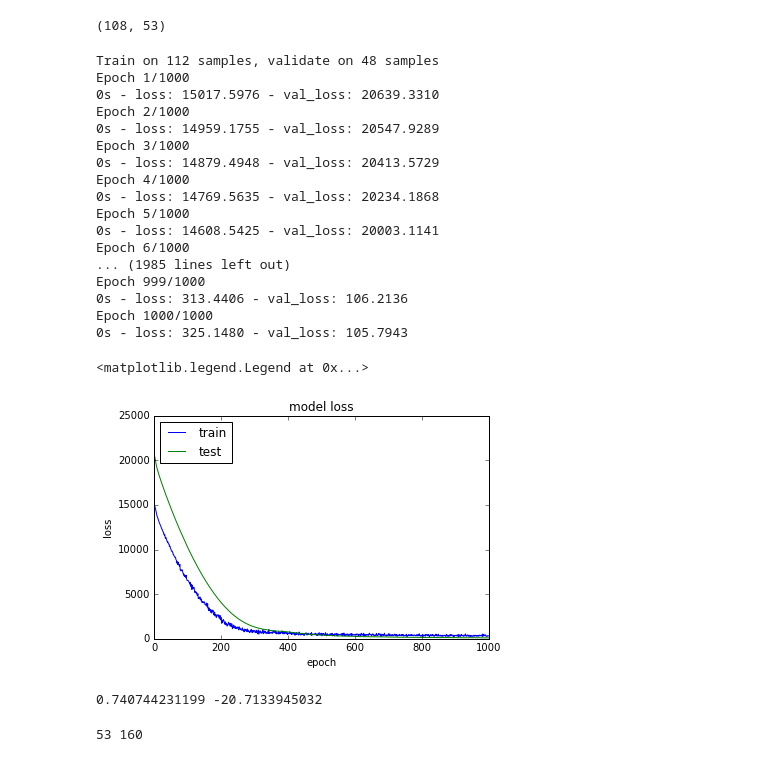
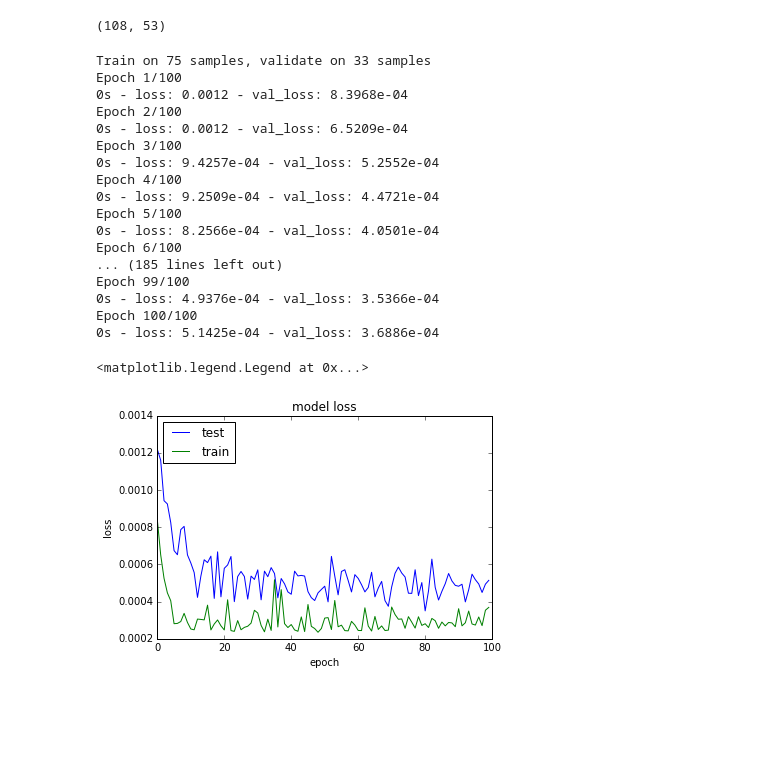
Before and after one commit to SandorTucakov/IBC_BR, a Jupyter notebook: IBC_BR.ipynb, the cells around one changed output. Cells and saved outputs as stored; diff of their text form; code cells hidden in the pictures; blank space fills up the shorter version.

Commit message:
first test lstm

```diff
--- a/IBC_BR.ipynb
+++ b/IBC_BR.ipynb
@@ -55,13 +51,17 @@ data = data.rename(columns={'IBC_BR':'TARGET'})
 data = data.fillna(0)
 # %%
 del data['DATA']
+# %%
+data['perc_TARGET'] = data['TARGET']/data['LAG_IBC_BR']-1
+data.ix[np.isinf(data['perc_TARGET']),'perc_TARGET'] = 0
+target = data['TARGET']
+del data['TARGET']
 # %%
 # convert an array of values into a dataset matrix
 def create_dataset(df):
     dataX, dataY = [], []
-    dataY = df['TARGET']
-    dataX = df.ix[:, df.columns != 'TARGET']
-
+    dataY = df['perc_TARGET']
+    dataX = df.ix[:, df.columns != 'perc_TARGET']
 
     # normalize the dataset
     scaler = MinMaxScaler(feature_range=(0, 1))
@@ -78,7 +78,7 @@ print(len(train), len(test))
 (108, 53)
 # %%
 # reshape into X=t and Y=t+1
-trainX, trainY = create_dataset(data)
+trainX, trainY = create_dataset(train)
 testX, testY = create_dataset(test)
 # %%
 # reshape input to be [samples, time steps, features]
@@ -101,37 +101,42 @@ def sum_squared_error(y_true, y_pred):
 # %%
 # create and fit the LSTM network
 model = Sequential()
-model.add(LSTM(4, input_dim=(data.shape[1]-1)))
+model.add(LSTM(12, input_dim=(data.shape[1]-1),return_sequences=True))
 model.add(Dropout(0.2))
+model.add(LSTM(12,return_sequences=True))
+model.add(Dropout(0.2))
+#model.add(LSTM(12,return_sequences=True))
+#model.add(Dropout(0.2))
+model.add(LSTM(12))
 model.add(Dense(1))
-#model.compile(loss='mean_squared_error', optimizer='adam')
 model.compile(loss='mean_squared_error', optimizer='adam')
-hist = model.fit(trainX, trainY, nb_epoch=1000, batch_size=1, verbose=2, validation_split=0.3)
+
+hist = model.fit(trainX, trainY, nb_epoch=100, batch_size=1, verbose=2, validation_split=0.3)
 # %% [output]
-Train on 112 samples, validate on 48 samples
-Epoch 1/1000
-0s - loss: 15017.5976 - val_loss: 20639.3310
-Epoch 2/1000
-0s - loss: 14959.1755 - val_loss: 20547.9289
-Epoch 3/1000
-0s - loss: 14879.4948 - val_loss: 20413.5729
-Epoch 4/1000
-0s - loss: 14769.5635 - val_loss: 20234.1868
-Epoch 5/1000
-0s - loss: 14608.5425 - val_loss: 20003.1141
-Epoch 6/1000
-... (1985 lines left out)
-Epoch 999/1000
-0s - loss: 313.4406 - val_loss: 106.2136
-Epoch 1000/1000
-0s - loss: 325.1480 - val_loss: 105.7943
+Train on 75 samples, validate on 33 samples
+Epoch 1/100
+0s - loss: 0.0012 - val_loss: 8.3968e-04
+Epoch 2/100
+0s - loss: 0.0012 - val_loss: 6.5209e-04
+Epoch 3/100
+0s - loss: 9.4257e-04 - val_loss: 5.2552e-04
+Epoch 4/100
+0s - loss: 9.2509e-04 - val_loss: 4.4721e-04
+Epoch 5/100
+0s - loss: 8.2566e-04 - val_loss: 4.0501e-04
+Epoch 6/100
+... (185 lines left out)
+Epoch 99/100
+0s - loss: 4.9376e-04 - val_loss: 3.5366e-04
+Epoch 100/100
+0s - loss: 5.1425e-04 - val_loss: 3.6886e-04
 # %%
 plt.plot(hist.history['loss'])
 plt.plot(hist.history['val_loss'])
 plt.title('model loss')
 plt.ylabel('loss')
 plt.xlabel('epoch')
-plt.legend(['train', 'test'], loc='upper left')
+plt.legend(['test', 'train'], loc='upper left')
 # %% [output]
 <matplotlib.legend.Legend at 0x...>
-[figure, old version]
+[figure, new version]
@@ -148,8 +143,4 @@ print('Test Score: %.2f RMSE' % (testScore))
 # %%
-print r2_score(trainY,model.predict(trainX)), r2_score(testY,model.predict(testX))
+# generate predictions for training
+trainPredict = model.predict(trainX)
+testPredict = model.predict(testX)
-# %% [output]
-0.740744231199 -20.7133945032
-# %%
-print len(testPredict),len(data)
-# %% [output]
-53 160
```
Also changed, not shown: parts of 14 cells of this notebook.
